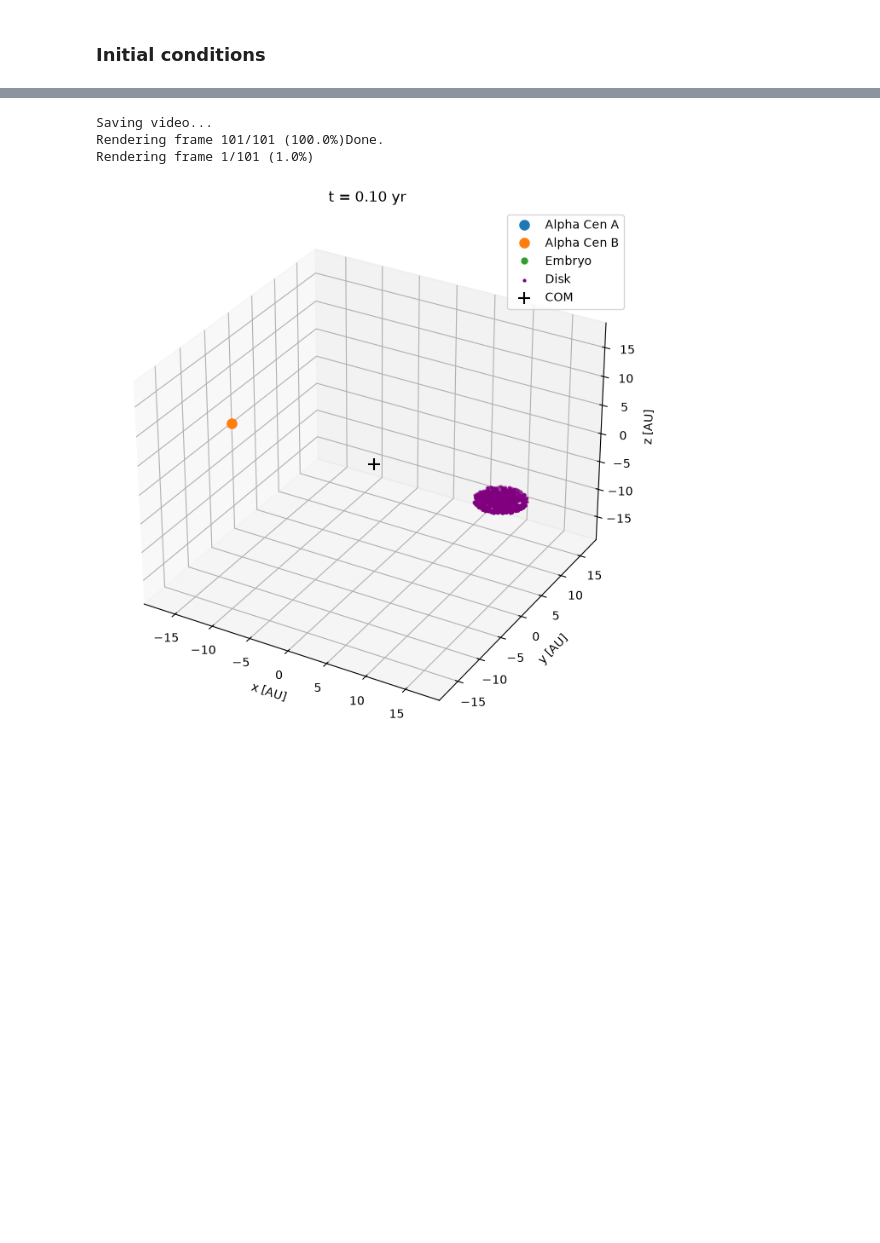
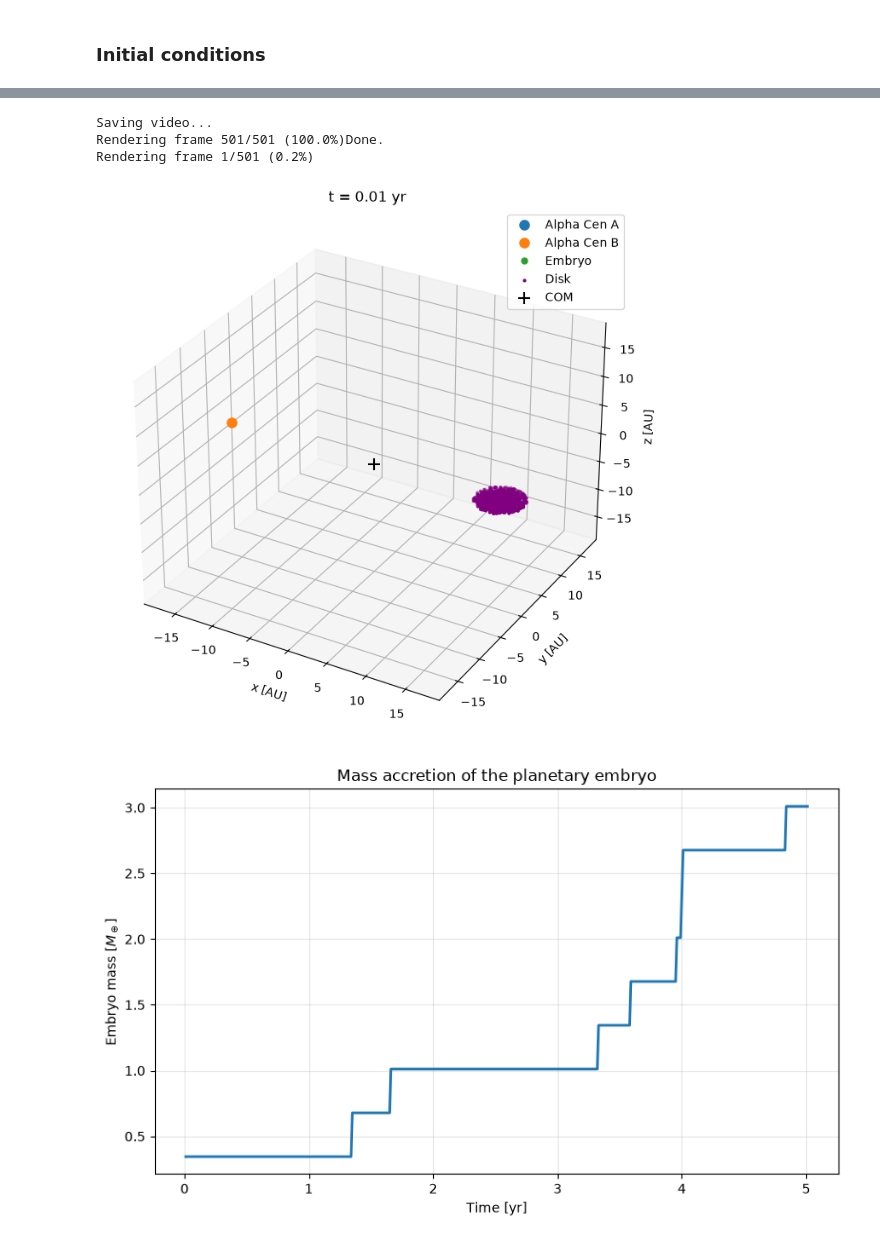
Before and after one commit to jipdebuck/alpha_C, a Jupyter notebook: notebooks/make_disk.ipynb, the cells around one changed output, grey strips where cells are left out. Drawn from its saved outputs; the diff is of its cells as text; code cells hidden in the pictures; blank space fills up the shorter version.

```diff
--- a/notebooks/make_disk.ipynb
+++ b/notebooks/make_disk.ipynb
@@ -212,3 +218,32 @@ plt.show()
+# %%
+# Have to find a method to define accretion by the embryo
+
+import argparse
+from amuse.datamodel import Particles
+from amuse.units import units, nbody_system
+from amuse.ic.gasplummer import new_plummer_gas_model
+
+
+def accrete_particles(sinks, gas):
+    removed_particles = Particles() # empty particle set for removed particles
+    for s in sinks:
+        xs, ys, zs = s.x, s.y, s.z # position of embryo
+        radius_squared = s.radius**2 # accretion radius of embryo
+        insink = gas.select_array( # True if gas particle is within accretion radius
+            lambda x, y, z: (x - xs) ** 2 + (y - ys) ** 2 + (z - zs) ** 2
+            < radius_squared,
+            ["x", "y", "z"],
+        )
+        if len(insink) == 0:
+            continue
+
+        cm = s.position * s.mass # mass-weighted position and velocity
+        p = s.velocity * s.mass
+        s.mass += insink.total_mass() # add mass of accreted gas particles
+        s.position = (cm + insink.center_of_mass() * insink.total_mass()) / s.mass
+        s.velocity = (p + insink.total_momentum()) / s.mass # conservation of momentum
+        removed_particles.add_particles(insink)
+    return removed_particles
 # %%
 from amuse.community.huayno.interface import Huayno
 
@@ -412,13 +448,31 @@ writer = FFMpegWriter(
 )
 
 anim.save(
-    "alpha_centauri_disk.mp4",
+    "/home/jipdebuck/alpha_centauri_disk_acc_v2.mp4",
     writer=writer
 )
 
 print("Done.")
 # %% [output]
 Saving video...
-Rendering frame 101/101 (100.0%)Done.
-Rendering frame 1/101 (1.0%)
+Rendering frame 501/501 (100.0%)Done.
+Rendering frame 1/501 (0.2%)
 [figure]
+# %%
+import matplotlib.pyplot as plt
+
+
+
+fig, ax = plt.subplots(figsize=(8, 5))
+
+ax.plot(time_saved, mass_embryo, lw=2)
+
+ax.set_xlabel("Time [yr]")
+ax.set_ylabel(r"Embryo mass [$M_\oplus$]")
+ax.set_title("Mass accretion of the planetary embryo")
+
+ax.grid(alpha=0.3)
+plt.tight_layout()
+plt.show()
+# %% [output]
+[figure, added]
```
Also changed, not shown: parts of 10 cells of this notebook, 1 other file.
